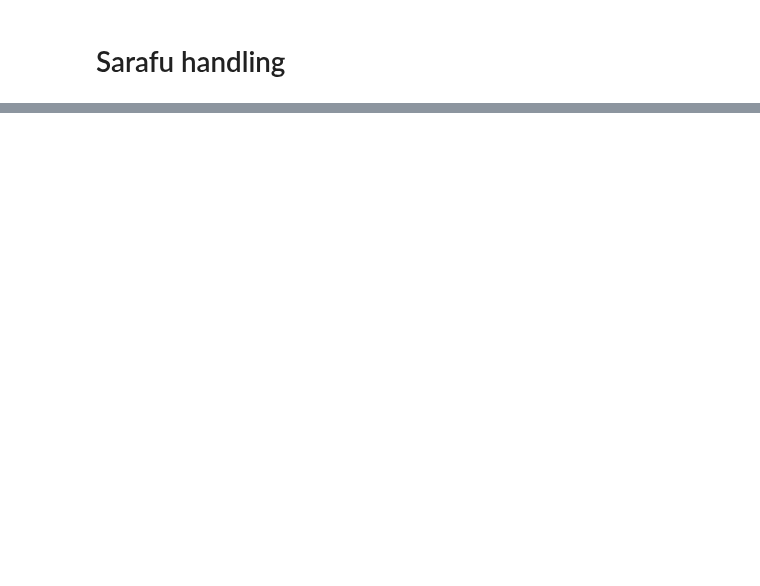
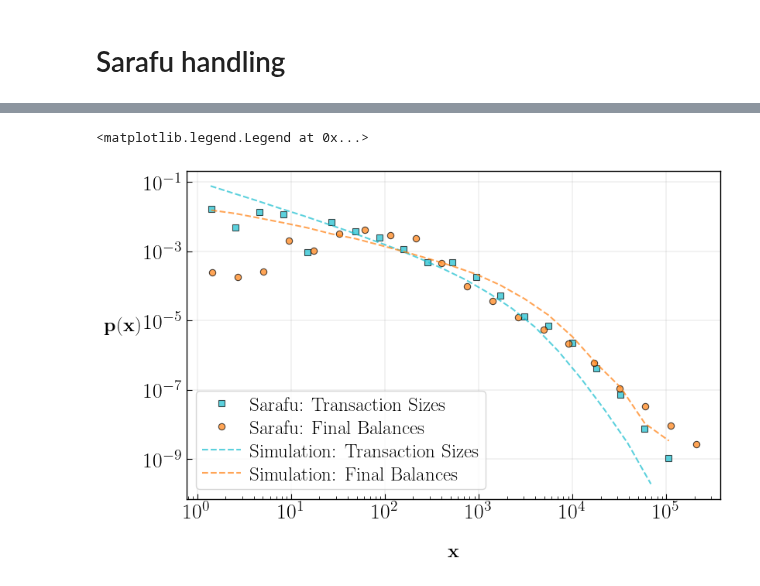
Before and after one commit to claudcelle/adtxns_paper, a Jupyter notebook: simulation_analysis.ipynb, the cells around one changed output, grey strips where cells are left out. Saved outputs shown, nothing was run; the diff lists cells and outputs as text; code cells hidden in the pictures; blank space fills up the shorter version.

```diff
--- a/simulation_analysis.ipynb
+++ b/simulation_analysis.ipynb
@@ -137,0 +450,49 @@ sarafu = {
+# %%
+nbins = 51
+logbin = 1
+
+fig,ax = plt.subplots()
+
+# Reference histograms (SARAFU data)
+h1 = histogram(sarafu['transactions']['weight'], num_bins=21, log_bin=logbin)
+h3 = histogram(sarafu['balance_pivot'].iloc[:, -1].values, num_bins=21, log_bin=logbin)
+
+
+ax.plot(h1[0], h1[1], c='tab:cyan', marker = 's',ls='', alpha=0.7, label='Sarafu: Transaction Sizes')
+ax.plot(h3[0], h3[1], c='tab:orange', marker='o', ls='',alpha=0.7, label = "Sarafu: Final Balances")
+
+data = sim_results
+legend_dict = {b: [] for b in metadata_df['burstiness'].unique()}  # Store legend entries per `b`
+
+
+h2 = histogram(data[4]['transactions']['weight'], num_bins=21, log_bin=logbin)
+h4 = histogram(data[4]['balance_pivot'].iloc[:, -1].values, num_bins=21, log_bin=logbin)
+
+
+
+marker = None
+ax.plot(h2[0], h2[1],
+            marker=marker,
+            color='tab:cyan',
+            alpha=0.7,
+            ls='--',
+            label='Simulation: Transaction Sizes')  # Label only for legend sorting
+
+ax.plot(h4[0], h4[1],
+            marker=marker,
+            color='tab:orange',
+            alpha=0.7,
+            ls='--',
+            label = "Simulation: Final Balances")
+
+
+
+if logbin:
+        ax.loglog()
+
+ax.set_xlabel(r'$\bf{x}$', rotation=0, labelpad=20)
+ax.set_ylabel(r'$\bf{p}(\bf{x})$', rotation=0, labelpad=20)
+ax.legend()
+# %% [output]
+<matplotlib.legend.Legend at 0x...>
+[figure, added]
```
Also changed, not shown: parts of 25 cells of this notebook, 3 other files.
